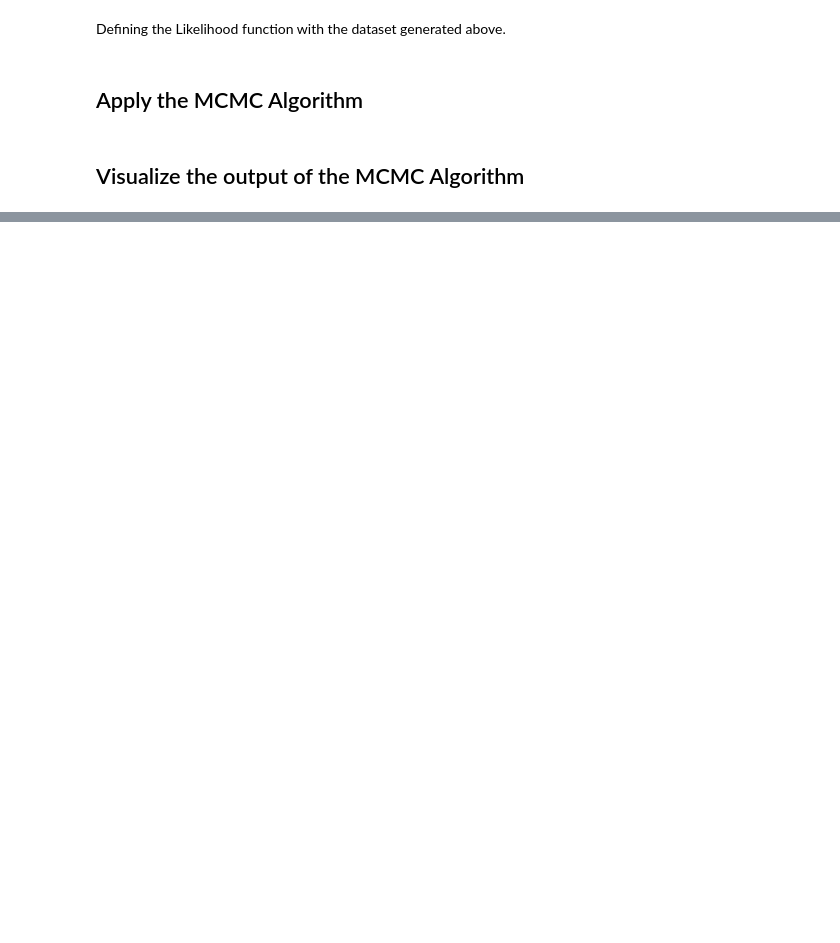
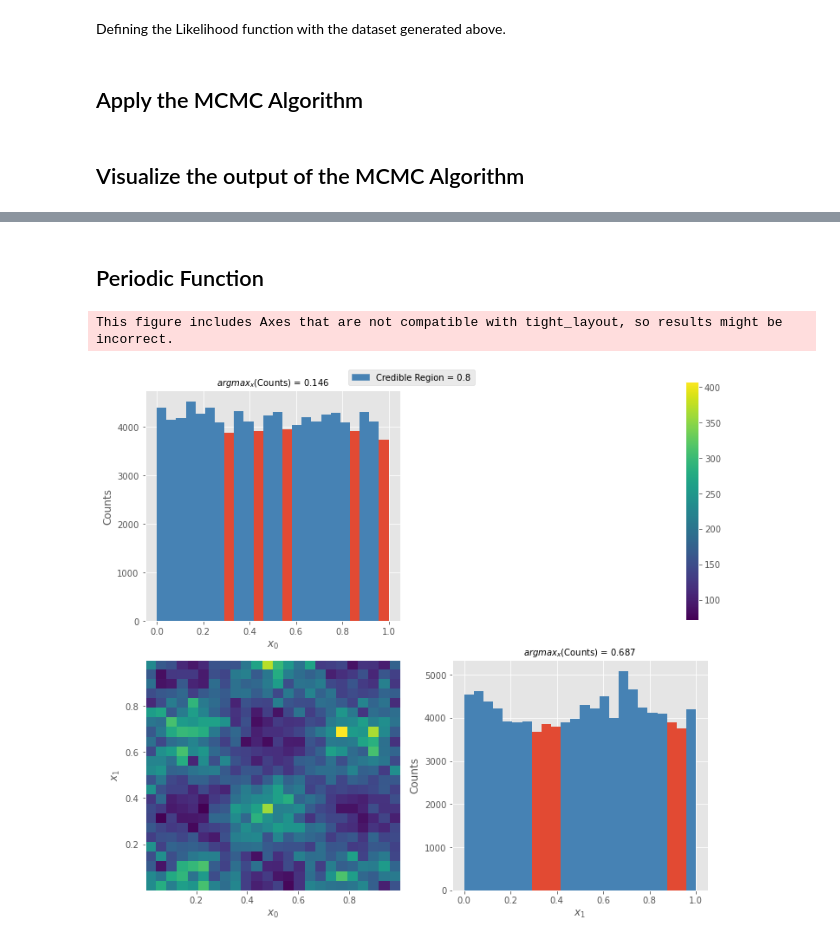
Before and after one commit to pjdunne/MResMCMC2023, a Jupyter notebook: Examples_Dian.ipynb, the cells around one changed output, grey strips where cells are left out. Saved outputs shown, nothing was run; the diff lists cells and outputs as text; code cells hidden in the pictures; blank space fills up the shorter version.

```diff
--- a/Examples_Dian.ipynb
+++ b/Examples_Dian.ipynb
@@ -176,0 +146,25 @@ fig.show()
+# %% [markdown]
+## Periodic Function
+# %%
+import numpy as np
+from MCMC_DZ.BayesianInference.Likelihood_functions.Periodic_Function import Periodic_Func2D
+from MCMC_DZ.MCMC.Statistic_tools import Target_Distribution_Visualization_3D
+
+PF  = Periodic_Func2D([1.5,1.5], [[0,1], [0,1]])
+
+Target_Distribution_Visualization_3D(X_range=[-0.1, 1.1], Y_range=[-0.1, 1.1], Tar_Dis=PF.f, Func_name="2D Periodic Function", alpha=0.7)
+# %%
+from MCMC_DZ.MCMC.MetropolisHastingMCMC.MHMC import MHMC
+from MCMC_DZ.MCMC.MetropolisHastingMCMC.ProposalDistributions import  GaussianProposalDistribution
+
+steps = 100000
+Prop_G = GaussianProposalDistribution(sd=0.5, Dim=2)
+MHMC_PF = MHMC(rho=PF.f, log_likelihood=True)
+Res_G_PF = MHMC_PF.generate(
+    theta0=[-1.0 for _ in range(2)],
+    qProb=Prop_G.log_qProb,
+    qSamp=Prop_G.qSample,
+    steps=steps,
+    OutputRunTime=100,
+    MaxTime=60
+    )
@@ -176,0 +175,7 @@ fig.show()
+# %%
+from MCMC_DZ.MCMC.Statistic_tools import densities_plot
+
+_ = densities_plot(Thetas=Res_G_PF["Thetas"], plot_axis=[], bins=24, burn_in=250, cr_1D=0.8)
+# %% [output]
+This figure includes Axes that are not compatible with tight_layout, so results might be incorrect.
+[figure, added]
```
Also changed, not shown: parts of 19 cells of this notebook, 1 other file.
